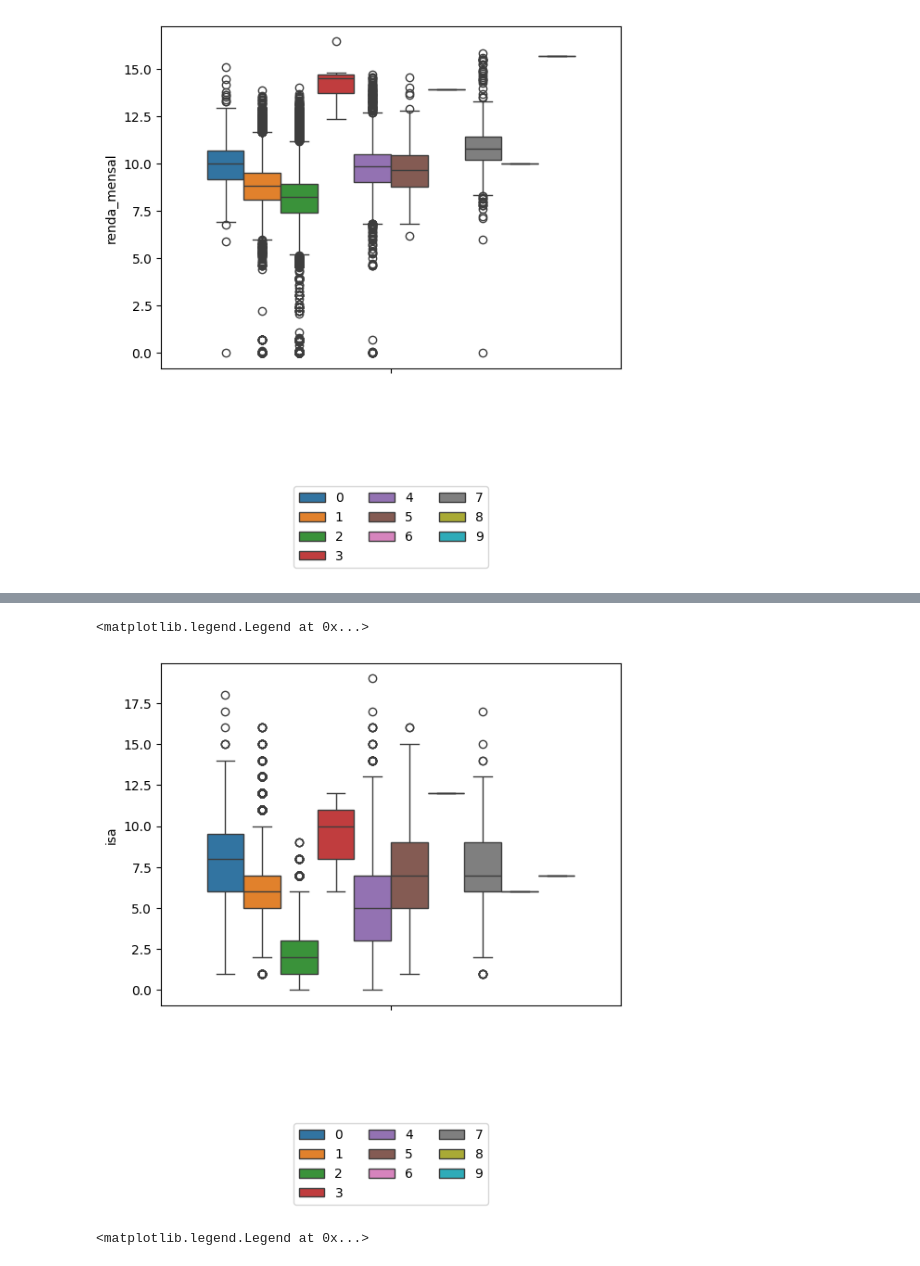
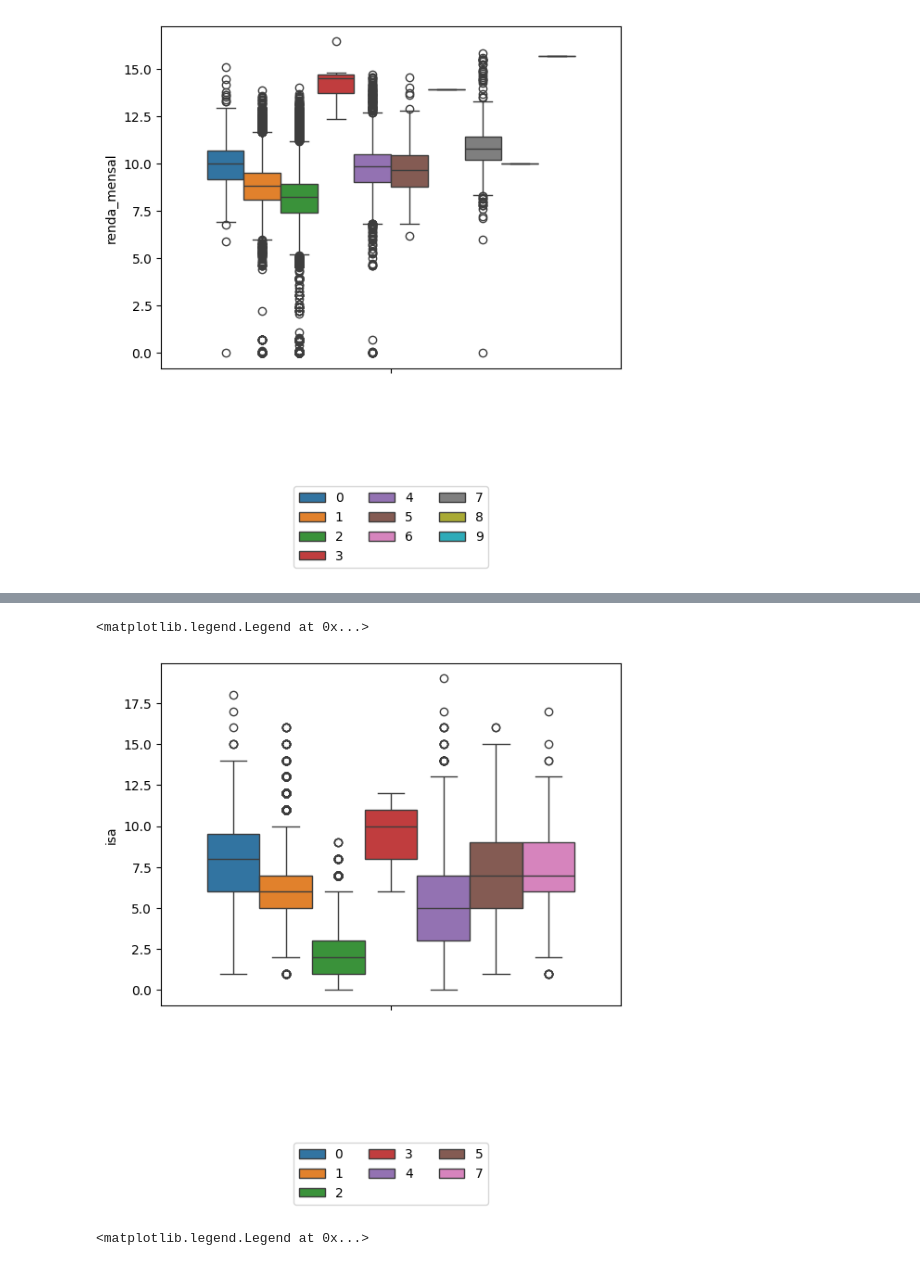
Before and after one commit to cowvin0/seg, a Jupyter notebook: segmentacao.ipynb, the cells around one changed output, grey strips where cells are left out. Saved outputs shown, nothing was run; the diff lists cells and outputs as text; code cells hidden in the pictures.

```diff
--- a/segmentacao.ipynb
+++ b/segmentacao.ipynb
@@ -265,13 +276,13 @@ plt.legend(loc='lower center', bbox_to_anchor=(0.5, -0.6), ncol=3)
 # %%
 sns.boxplot(
-    data=df,
+    data=df.query('Grupos not in ["9", "8", "6"]'),
     y='isa',
     hue='Grupos',
 )
 plt.legend(loc='lower center', bbox_to_anchor=(0.5, -0.6), ncol=3)
 # %% [output]
 <matplotlib.legend.Legend at 0x...>
-[figure, old version]
+[figure, new version]
 # %%
 sns.boxplot(
     data=df,
```
Also changed, not shown: parts of 2 cells of this notebook, 1 other file.
